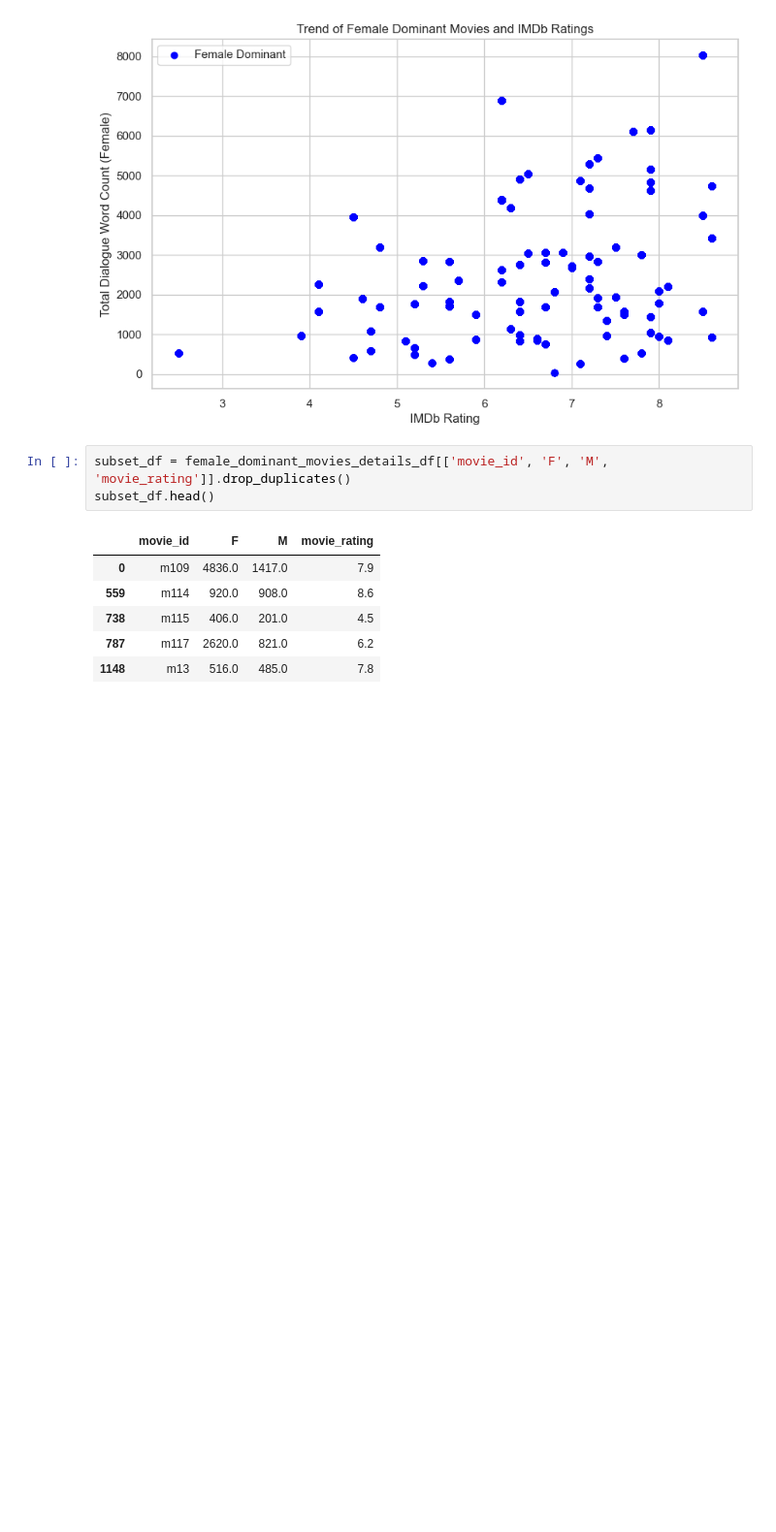
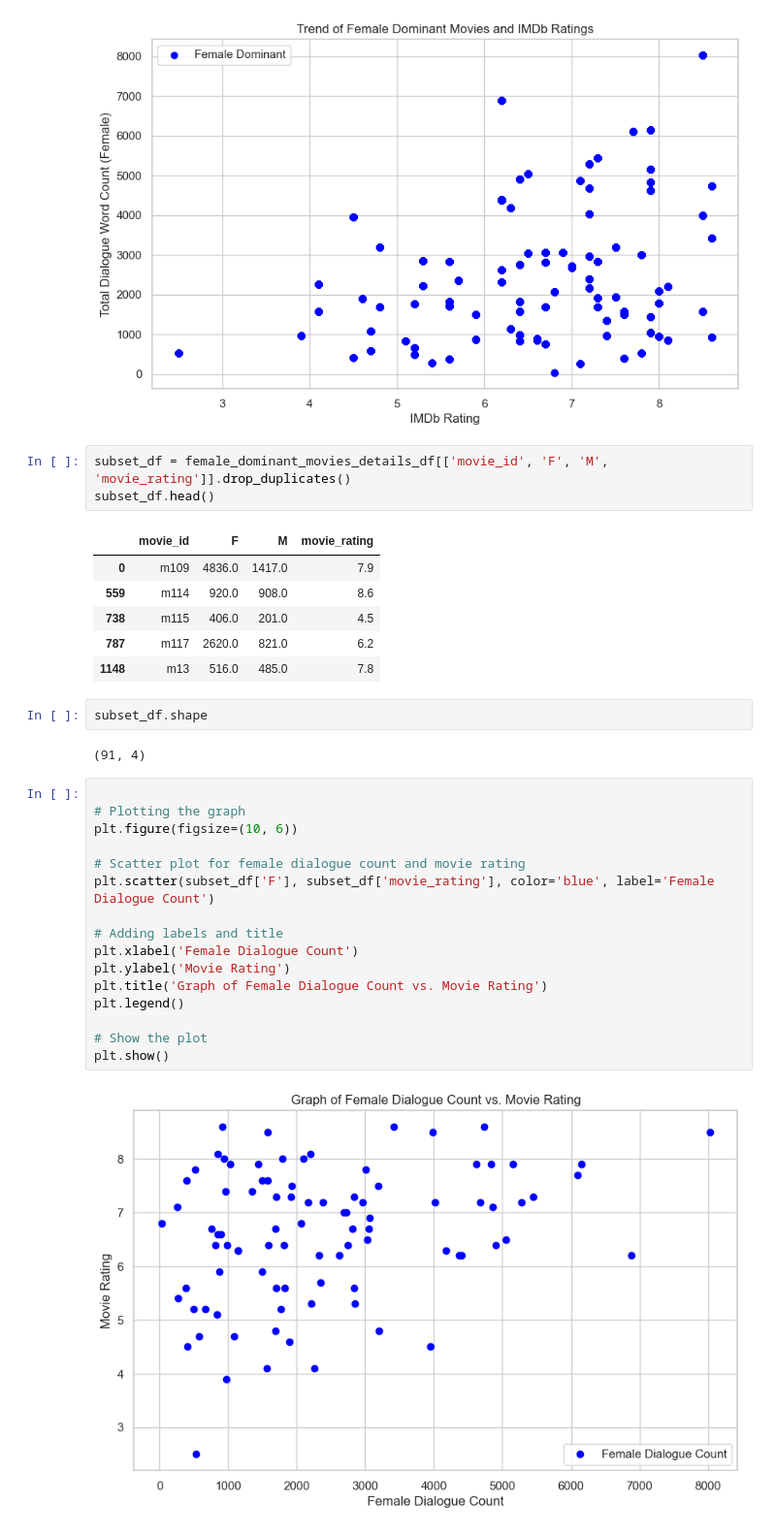
Before and after one commit to Sumitjh26997/CSS581-Final-Project, a Jupyter notebook: CSS581_project.ipynb, the cells around one changed output. Shown at 97% size. Drawn from its saved outputs; the diff is of its cells as text; blank space fills up the shorter version.

```diff
--- a/CSS581_project.ipynb
+++ b/CSS581_project.ipynb
@@ -3321,3 +3305,25 @@ subset_df.head()
 | 738 | m115 | 406.0 | 201.0 | 4.5 |
 | 787 | m117 | 2620.0 | 821.0 | 6.2 |
 | 1148 | m13 | 516.0 | 485.0 | 7.8 |
+# %%
+subset_df.shape
+# %% [output]
+(91, 4)
+# %%
+
+# Plotting the graph
+plt.figure(figsize=(10, 6))
+
+# Scatter plot for female dialogue count and movie rating
+plt.scatter(subset_df['F'], subset_df['movie_rating'], color='blue', label='Female Dialogue Count')
+
+# Adding labels and title
+plt.xlabel('Female Dialogue Count')
+plt.ylabel('Movie Rating')
+plt.title('Graph of Female Dialogue Count vs. Movie Rating')
+plt.legend()
+
+# Show the plot
+plt.show()
+# %% [output]
+[figure, added]
```
Also changed, not shown: parts of 2 cells of this notebook.
